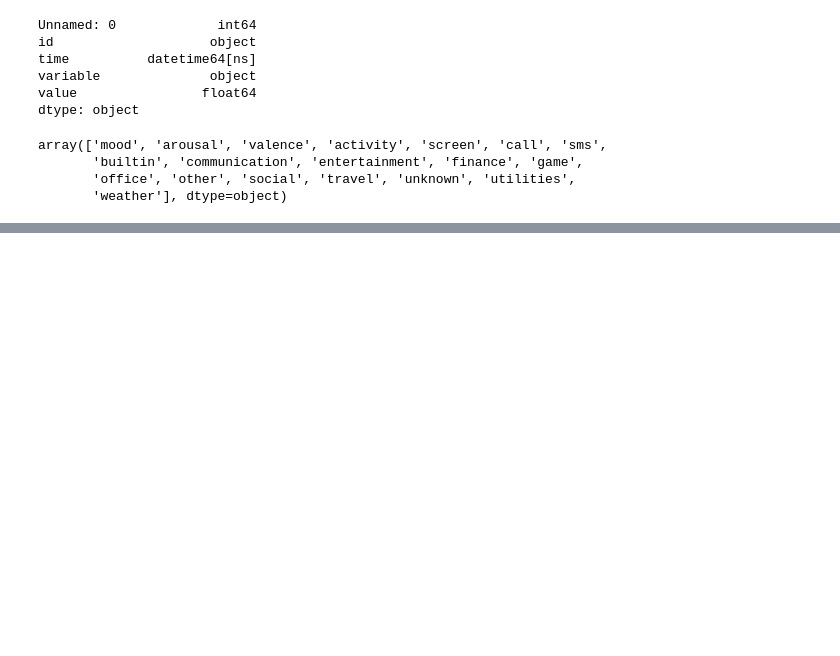
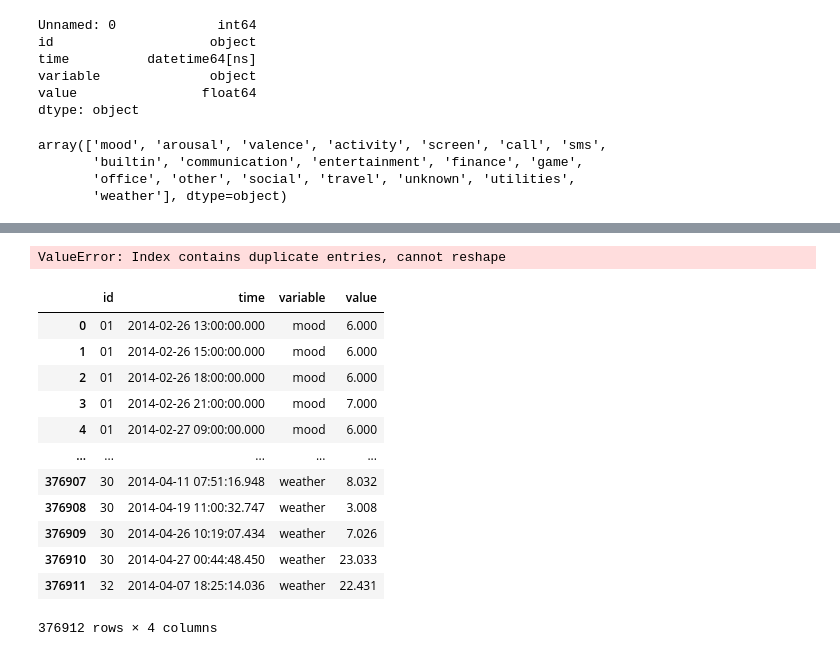
Before and after one commit to vishalkanteppa/Data-Mining, a Jupyter notebook: DM_advanced.ipynb, the cells around one changed output, grey strips where cells are left out. Saved outputs shown, nothing was run; the diff lists cells and outputs as text; code cells hidden in the pictures; blank space fills up the shorter version.

```diff
--- a/DM_advanced.ipynb
+++ b/DM_advanced.ipynb
@@ -186,0 +159,29 @@ ValueError: plot kind scatter can only be used for data frames
+# %%
+df.pivot(index=['id', 'time'], columns='variable', values='value')
+# %% [output]
+ValueError: Index contains duplicate entries, cannot reshape
+# %%
+df_grouped = df.groupby([df['id'], df['variable'], df['time'].dt.date])
+
+# Apply mean aggregation to "value" column for each group
+df_mean = df_grouped.agg({'value': 'mean'})
+
+# Reset index to make the groupby columns as regular columns
+df_mean = df_mean.reset_index()
+
+# Pivot the data
+new_df = df_mean.pivot(index=['id', 'time'], columns='variable', values='value')
+# %% [output]
+|  | id | time | variable | value |
+| 0 | 01 | 2014-02-26 13:00:00.000 | mood | 6.000 |
+| 1 | 01 | 2014-02-26 15:00:00.000 | mood | 6.000 |
+| 2 | 01 | 2014-02-26 18:00:00.000 | mood | 6.000 |
+| 3 | 01 | 2014-02-26 21:00:00.000 | mood | 7.000 |
+| 4 | 01 | 2014-02-27 09:00:00.000 | mood | 6.000 |
+| ... | ... | ... | ... | ... |
+| 376907 | 30 | 2014-04-11 07:51:16.948 | weather | 8.032 |
+| 376908 | 30 | 2014-04-19 11:00:32.747 | weather | 3.008 |
+| 376909 | 30 | 2014-04-26 10:19:07.434 | weather | 7.026 |
+| 376910 | 30 | 2014-04-27 00:44:48.450 | weather | 23.033 |
+| 376911 | 32 | 2014-04-07 18:25:14.036 | weather | 22.431 |
+376912 rows × 4 columns
```
Also changed, not shown: parts of 5 cells of this notebook.
